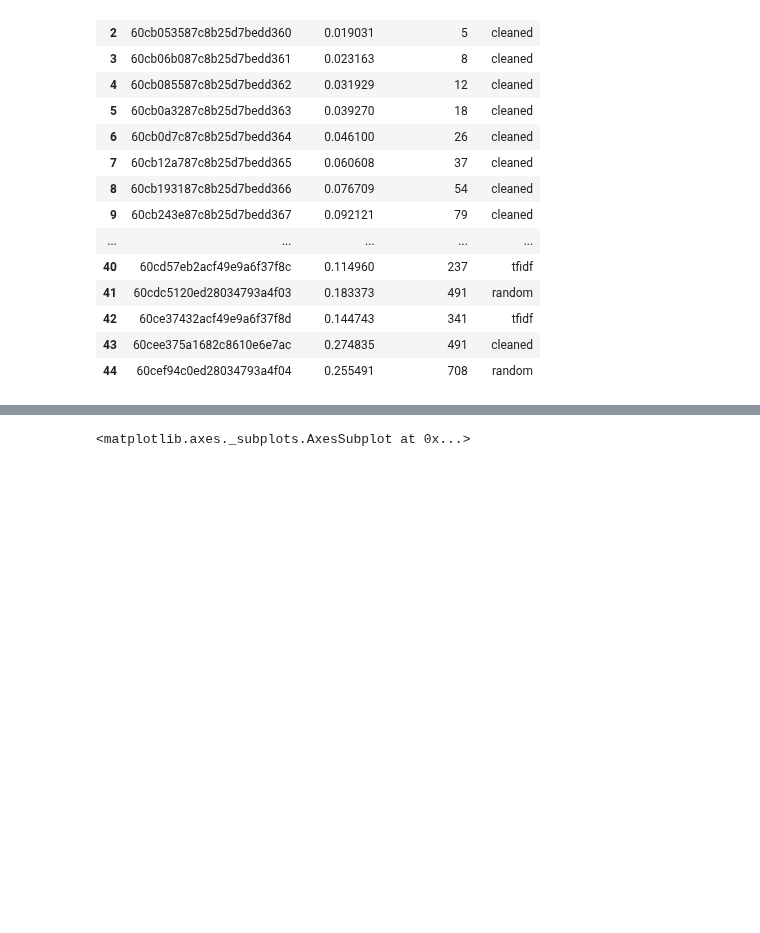
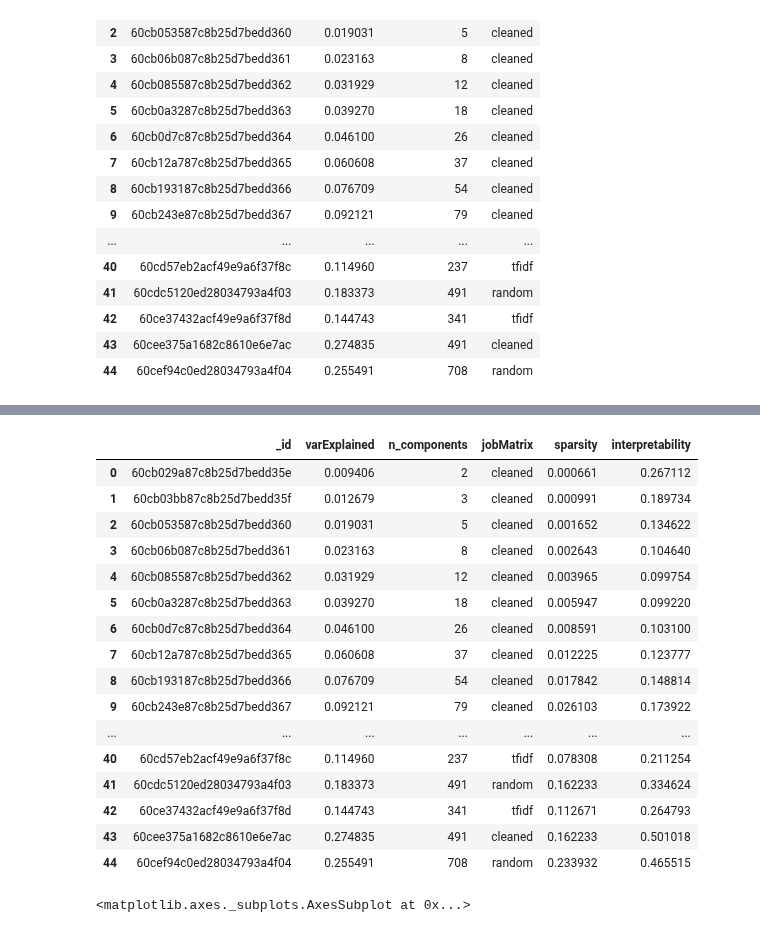
Before and after one commit to nataliavelez/OneHourOneLife, a Jupyter notebook: jobspace/nmf.ipynb, the cells around one changed output, grey strips where cells are left out. Drawn from its saved outputs; the diff is of its cells as text; code cells hidden in the pictures; blank space fills up the shorter version.

```diff
--- a/jobspace/nmf.ipynb
+++ b/jobspace/nmf.ipynb
@@ -511,3 +535,23 @@ nmfValidation[nmfValidation['n_components']==18]
+# %%
+nmfValidation
+# %% [output]
+|  | _id | varExplained | n_components | jobMatrix | sparsity | interpretability |
+| 0 | 60cb029a87c8b25d7bedd35e | 0.009406 | 2 | cleaned | 0.000661 | 0.267112 |
+| 1 | 60cb03bb87c8b25d7bedd35f | 0.012679 | 3 | cleaned | 0.000991 | 0.189734 |
+| 2 | 60cb053587c8b25d7bedd360 | 0.019031 | 5 | cleaned | 0.001652 | 0.134622 |
+| 3 | 60cb06b087c8b25d7bedd361 | 0.023163 | 8 | cleaned | 0.002643 | 0.104640 |
+| 4 | 60cb085587c8b25d7bedd362 | 0.031929 | 12 | cleaned | 0.003965 | 0.099754 |
+| 5 | 60cb0a3287c8b25d7bedd363 | 0.039270 | 18 | cleaned | 0.005947 | 0.099220 |
+| 6 | 60cb0d7c87c8b25d7bedd364 | 0.046100 | 26 | cleaned | 0.008591 | 0.103100 |
+| 7 | 60cb12a787c8b25d7bedd365 | 0.060608 | 37 | cleaned | 0.012225 | 0.123777 |
+| 8 | 60cb193187c8b25d7bedd366 | 0.076709 | 54 | cleaned | 0.017842 | 0.148814 |
+| 9 | 60cb243e87c8b25d7bedd367 | 0.092121 | 79 | cleaned | 0.026103 | 0.173922 |
+| ... | ... | ... | ... | ... | ... | ... |
+| 40 | 60cd57eb2acf49e9a6f37f8c | 0.114960 | 237 | tfidf | 0.078308 | 0.211254 |
+| 41 | 60cdc5120ed28034793a4f03 | 0.183373 | 491 | random | 0.162233 | 0.334624 |
+| 42 | 60ce37432acf49e9a6f37f8d | 0.144743 | 341 | tfidf | 0.112671 | 0.264793 |
+| 43 | 60cee375a1682c8610e6e7ac | 0.274835 | 491 | cleaned | 0.162233 | 0.501018 |
+| 44 | 60cef94c0ed28034793a4f04 | 0.255491 | 708 | random | 0.233932 | 0.465515 |
 # %%
 sns.lineplot(x = "n_components", y = "varExplained", hue = "jobMatrix", data =nmfValidation)
 # %% [output]
```
Also changed, not shown: parts of 5 cells of this notebook, 2 other files.
